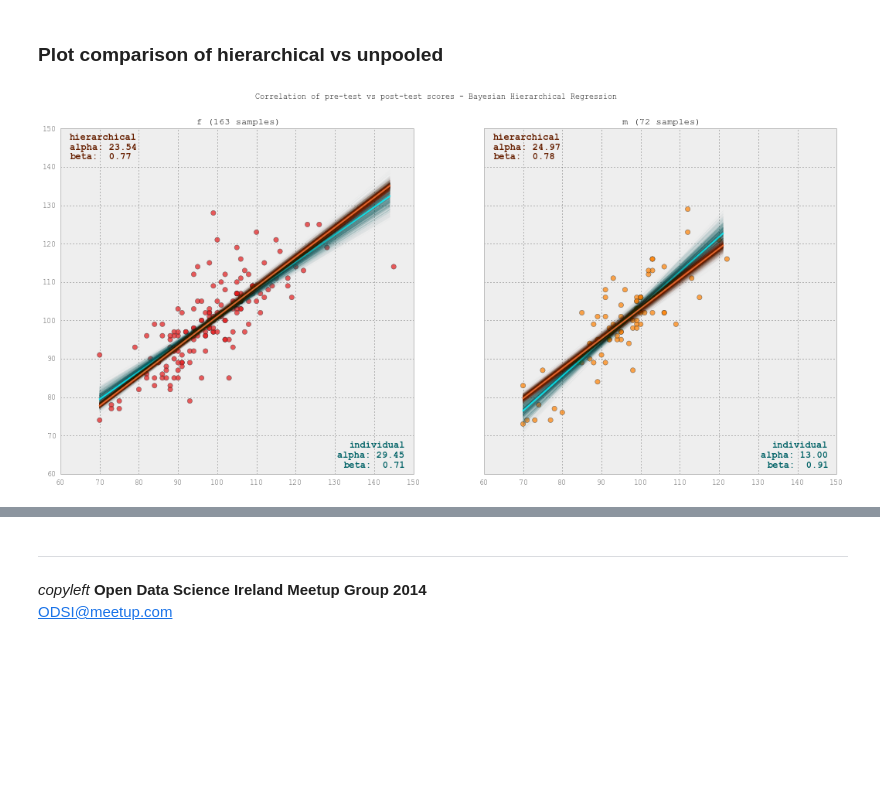
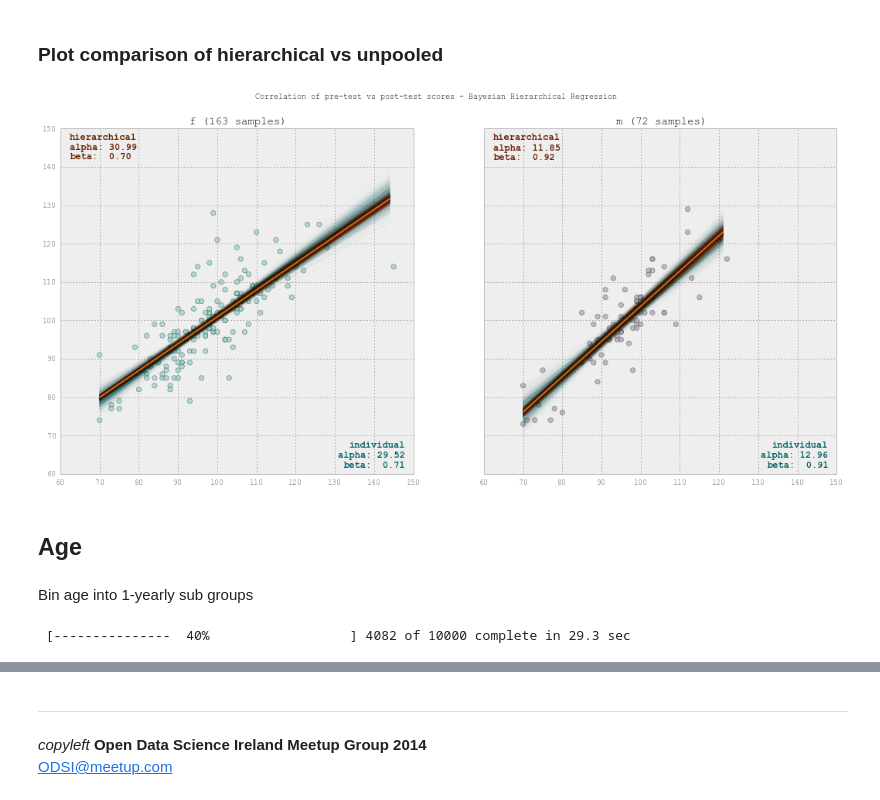
Before and after one commit to tcarnus/suas_literacy, a Jupyter notebook: 02_InitialExploration.ipynb, the cells around one changed output, grey strips where cells are left out. Cells and saved outputs as stored; diff of their text form; code cells hidden in the pictures; blank space fills up the shorter version.

```diff
--- a/02_InitialExploration.ipynb
+++ b/02_InitialExploration.ipynb
@@ -329,10 +434,9 @@ def get_traces_hierarchical(x, y, idxs, max_iter):
 # %%
 ## run traces
-unqvals = np.unique(df.index.get_level_values('test').tolist())
-unqvals_translator = {v:k for k,v in enumerate(unqvals)}
-idxs = [unqvals_translator[v] for v in df.index.get_level_values('test').tolist()]
+unqvals_testtype = np.unique(df.testtype)
+unqvals_translator = {v:k for k,v in enumerate(unqvals_testtype)}
+idxs = [unqvals_translator[v] for v in df.testtype]
 x = df['staard_score_pre']
 y = df['staard_score_post']
-max_iter = 200000
-traces_hierarchical = get_traces_hierarchical(x, y, idxs, max_iter)
+traces_hierarchical = get_traces_hierarchical(x, y, idxs, max_iter=200000)
 # %% [output]
@@ -407,0 +481,8 @@ for gender in unqvals:
+# %%
+## unpooled model for gender
+unqvals_gender = np.unique(df.gender)
+traces_unpooled = {}
+for gender in unqvals_gender:
+    x = df.loc[df.gender == gender, 'staard_score_pre']
+    y = df.loc[df.gender == gender, 'staard_score_post']
+    traces_unpooled[gender] = get_traces_unpooled(x, y, max_iter=10000)
@@ -408,6 +491,6 @@ for gender in unqvals:
 # %%
 ### view parameters
-for gender in unqvals:
+for gender in unqvals_gender:
     print('Estimates for: {}'.format(gender))
     pm.traceplot(traces_unpooled[gender],figsize=(18,2*3))
 # %% [output]
@@ -419,12 +502,9 @@ Estimates for: m
 ### Hierarchical
 # %%
 ## run traces
-unqvals = np.unique(df.index.get_level_values('gender').tolist())
-unqvals_translator = {v:k for k,v in enumerate(unqvals)}
-idxs = [unqvals_translator[v] for v in df.index.get_level_values('gender').tolist()]
+unqvals_translator = {v:k for k,v in enumerate(unqvals_gender)}
+idxs = [unqvals_translator[v] for v in df.gender]
 x = df['staard_score_pre']
 y = df['staard_score_post']
-max_iter = 200000
-
-traces_hierarchical = get_traces_hierarchical(x, y, idxs, max_iter)
+traces_hierarchical = get_traces_hierarchical(x, y, idxs, max_iter=10000)
 # %% [output]
@@ -438,28 +518,32 @@ with pm.Model() as hierarchical_model:
 # %% [markdown]
 ### Plot comparison of hierarchical vs unpooled
 # %%
-unqvals = np.unique(df.index.get_level_values('gender').tolist())
 fig, axes1d = plt.subplots(nrows=1, ncols=2, sharex=True, sharey=True, figsize=(18,8))
 fig.subplots_adjust(wspace=0.2)
 fig.suptitle('Correlation of pre-test vs post-test scores - Bayesian Hierarchical Regression')
-cm_cmap = cm.get_cmap('Set1')
+cm_cmap = cm.get_cmap('Set3')
 
-for j, (sp, gender) in enumerate(zip(axes1d,unqvals)):
+for j, (sp, gender) in enumerate(zip(axes1d,unqvals_gender)):
 
-    x = df.query('gender=="{}"'.format(gender))['staard_score_pre']
-    y = df.query('gender=="{}"'.format(gender))['staard_score_post']
+    x = df.loc[df.gender == gender, 'staard_score_pre']
+    y = df.loc[df.gender == gender, 'staard_score_post']
+
     clr = cm_cmap(j/len(unqvals))
 
     # datapoints and subplot titles
     sp.scatter(x=x,y=y,s=40,color=clr,alpha=0.7,edgecolor='#333333')
     sp.annotate('{} ({} samples)'.format(gender,len(x))
-                ,xy=(0.5,1),xycoords='axes fraction',size=12,ha='center'
+                ,xy=(0.5,1),xycoords='axes fraction',size=14,ha='center'
                 ,xytext=(0,6),textcoords='offset points')
 
     # regression fit independent
     plot_reg(sp,traces_unpooled[gender],x)
 
     # regression fit hierarchical
     plot_reg(sp,traces_hierarchical,x,usage='hierarchical',col=j)
 # %% [output]
-[figure, old version]
+[figure, new version]
+# %% [markdown]
+## Age
+# %% [markdown]
+Bin age into 1-yearly sub groups
@@ -465,0 +553,29 @@ for j, (sp, gender) in enumerate(zip(axes1d,unqvals)):
+# %%
+## unpooled model for binned age
+
+
+
+
+unqvals = np.unique(df.binned_age_pre)
+traces_unpooled = {}
+max_iter_unpooled = 10000
+
+for binned_age in unqvals:
+
+    x = df.loc[df.binned_age_pre == binned_age, 'staard_score_pre']
+    y = df.loc[df.binned_age_pre == binned_age, 'staard_score_post']
+
+    with pm.Model() as individual_model:
+
+        # priors for intercept, slope and precision - all uninformative
+        alpha = pm.Normal('alpha', mu=0, sd=100**2)
+        beta = pm.Normal('beta', mu=0, sd=100**2)
+        epsilon = pm.Uniform('epsilon', lower=0, upper=100)
+
+        # Linear model
+        y_est = alpha + beta * x
+        likelihood = pm.Normal('likelihood', mu=y_est, sd=epsilon, observed=y)
+        traces_unpooled[binned_age] = pm.sample(max_iter_unpooled, step=pm.NUTS()
+                                              ,start=pm.find_MAP() ,progressbar=True)
+# %% [output]
+ [---------------  40%                  ] 4082 of 10000 complete in 29.3 sec
```
Also changed, not shown: parts of 33 cells of this notebook, 1 other file.
